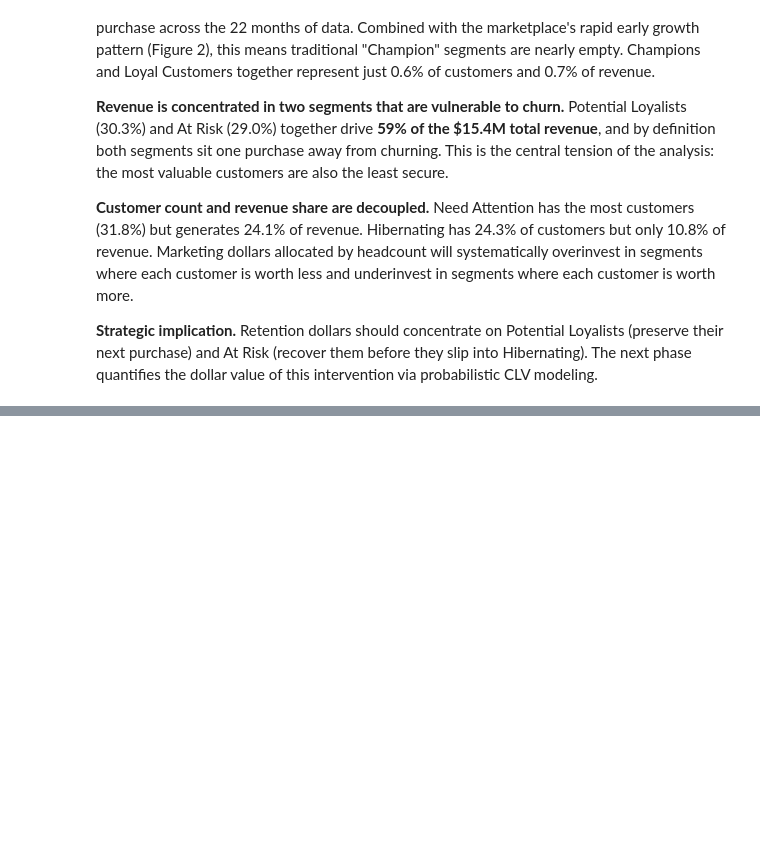
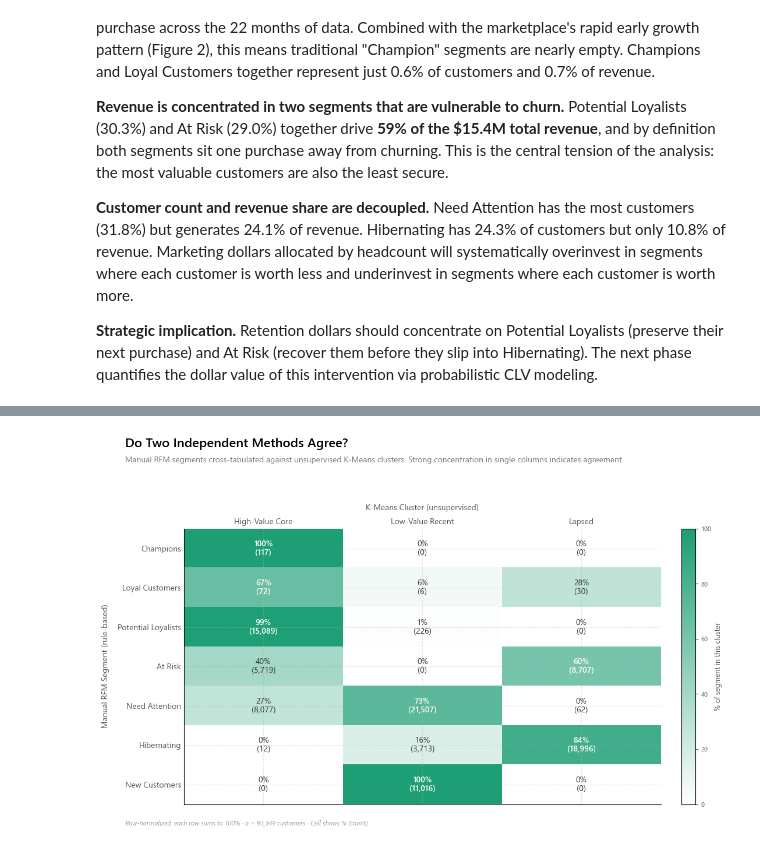
Before and after one commit to sivakumar-reddy/revops-customer-segmentation, a Jupyter notebook: notebooks/01_rfm_analysis.ipynb, the cells around one changed output, grey strips where cells are left out. Saved outputs shown, nothing was run; the diff lists cells and outputs as text; code cells hidden in the pictures; blank space fills up the shorter version.

```diff
--- a/notebooks/01_rfm_analysis.ipynb
+++ b/notebooks/01_rfm_analysis.ipynb
@@ -908,0 +1359,97 @@ print("✓ Figure 6 saved to reports/figures/fig06_segment_revenue.png")
+# %%
+# =====================================================================
+# Figure 9 — Manual RFM Segments vs K-Means Clusters (Crosstab Heatmap)
+# =====================================================================
+# Validates whether the manual rule-based segmentation aligns with
+# unsupervised K-Means clustering. Strong concentration = agreement.
+
+import matplotlib.colors as mcolors
+
+# Build the crosstab — rows = manual segments, columns = K-Means clusters
+crosstab = pd.crosstab(
+    rfm['segment'],
+    rfm['cluster_name'],
+    normalize='index'  # row-normalized: each row sums to 100%
+) * 100
+
+# Reorder rows to match canonical segment order
+crosstab = crosstab.reindex([s for s in SEGMENT_ORDER if s in crosstab.index])
+
+# Reorder columns to match canonical cluster order
+crosstab = crosstab[CLUSTER_ORDER]
+
+# Also compute raw counts for annotation context
+crosstab_counts = pd.crosstab(rfm['segment'], rfm['cluster_name'])
+crosstab_counts = crosstab_counts.reindex(crosstab.index)[CLUSTER_ORDER]
+
+# ---- Build the figure ----
+fig, ax = plt.subplots(figsize=(11, 7))
+
+# Custom colormap — white to teal for "filled %"
+cmap = mcolors.LinearSegmentedColormap.from_list(
+    'segment_match', ['#FFFFFF', '#1D9E75'], N=256
+)
+
+# Render the heatmap
+im = ax.imshow(crosstab.values, cmap=cmap, aspect='auto', vmin=0, vmax=100)
+
+# Annotate each cell with the % and count
+for i in range(crosstab.shape[0]):
+    for j in range(crosstab.shape[1]):
+        pct = crosstab.values[i, j]
+        count = crosstab_counts.values[i, j]
+        text_color = 'white' if pct > 50 else '#333333'
+        ax.text(
+            j, i,
+            f'{pct:.0f}%\n({count:,})',
+            ha='center', va='center',
+            color=text_color, fontsize=10,
+            fontweight='semibold' if pct > 50 else 'normal',
+        )
+
+# Axes
+ax.set_xticks(range(len(CLUSTER_ORDER)))
+ax.set_xticklabels(CLUSTER_ORDER, fontsize=10)
+ax.set_yticks(range(len(crosstab.index)))
+ax.set_yticklabels(crosstab.index, fontsize=10)
+ax.set_xlabel('K-Means Cluster (unsupervised)', fontsize=10, labelpad=10)
+ax.set_ylabel('Manual RFM Segment (rule-based)', fontsize=10, labelpad=10)
+ax.tick_params(axis='x', length=0)
+ax.tick_params(axis='y', length=0)
+
+ax.xaxis.set_label_position('top')
+ax.xaxis.tick_top()
+
+# Titles
+fig.suptitle(
+    'Do Two Independent Methods Agree?',
+    fontsize=16, fontweight='semibold', x=0.05, y=0.97, ha='left'
+)
+fig.text(
+    0.05, 0.91,
+    'Manual RFM segments cross-tabulated against unsupervised K-Means clusters. Strong concentration in single columns indicates agreement.',
+    fontsize=10, color='#777777', ha='left'
+)
+
+# Colorbar
+cbar = plt.colorbar(im, ax=ax, fraction=0.04, pad=0.04)
+cbar.set_label('% of segment in this cluster', fontsize=9)
+cbar.ax.tick_params(labelsize=8)
+
+# Bottom note
+fig.text(
+    0.05, 0.02,
+    f'Row-normalized: each row sums to 100% · n = {len(rfm):,} customers · Cell shows % (count)',
+    fontsize=8, color='#999999', ha='left', style='italic'
+)
+
+plt.tight_layout(rect=[0, 0.04, 1, 0.88])
+plt.savefig('../reports/figures/fig09_segment_cluster_crosstab.png', bbox_inches='tight', facecolor='white')
+plt.show()
+
+print("✓ Figure 9 saved to reports/figures/fig09_segment_cluster_crosstab.png")
+print()
+print("Crosstab (% of segment in each cluster):")
+print(crosstab.round(1).to_string())
+# %% [output]
+[figure, added]
```
Also changed, not shown: parts of 16 cells of this notebook, 6 other files.
